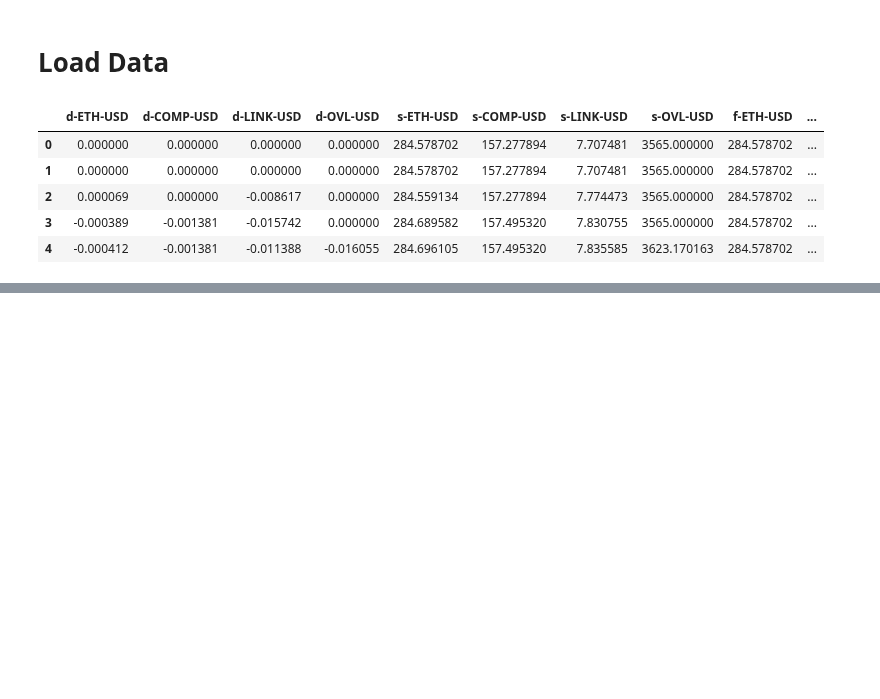
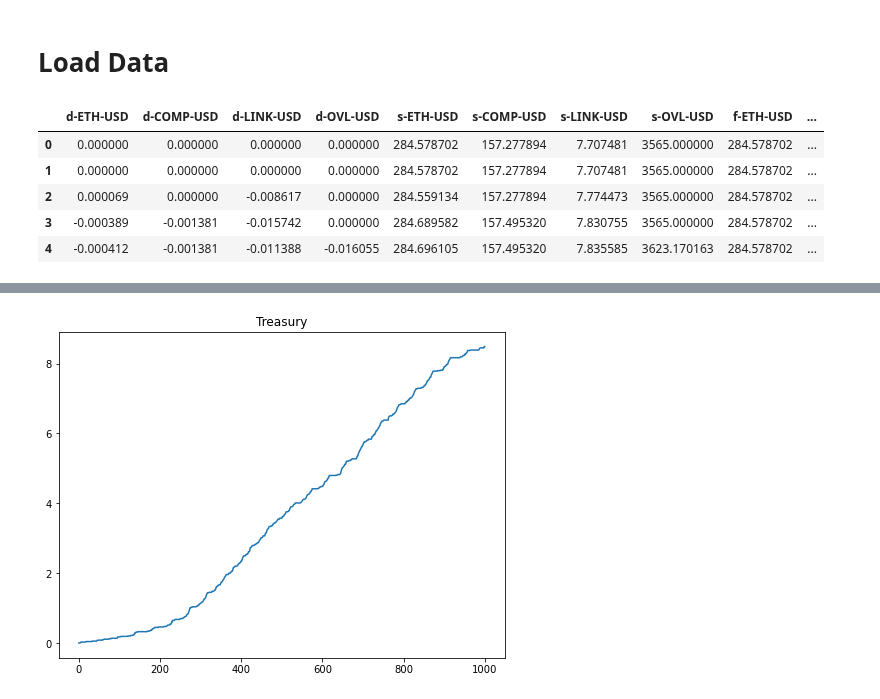
Before and after one commit to overlay-market/overlay-monetary, a Jupyter notebook: notebooks/Agent Based Simulation Performance Analysis.ipynb, the cells around one changed output, grey strips where cells are left out. Drawn from its saved outputs; the diff is of its cells as text; code cells hidden in the pictures; blank space fills up the shorter version.

```diff
--- a/notebooks/Agent Based Simulation Performance Analysis.ipynb
+++ b/notebooks/Agent Based Simulation Performance Analysis.ipynb
@@ -204,0 +245,6 @@ plt.plot()
+# %%
+plt.figure(0, figsize=DEFAULT_FIGURE_SIZE);
+plt.plot(model_vars_df.loc[:, TREASURY_LABEL]);
+plt.title(TREASURY_LABEL);
+# %% [output]
+[figure, added]
```
Also changed, not shown: parts of 13 cells of this notebook, 3 other files.
